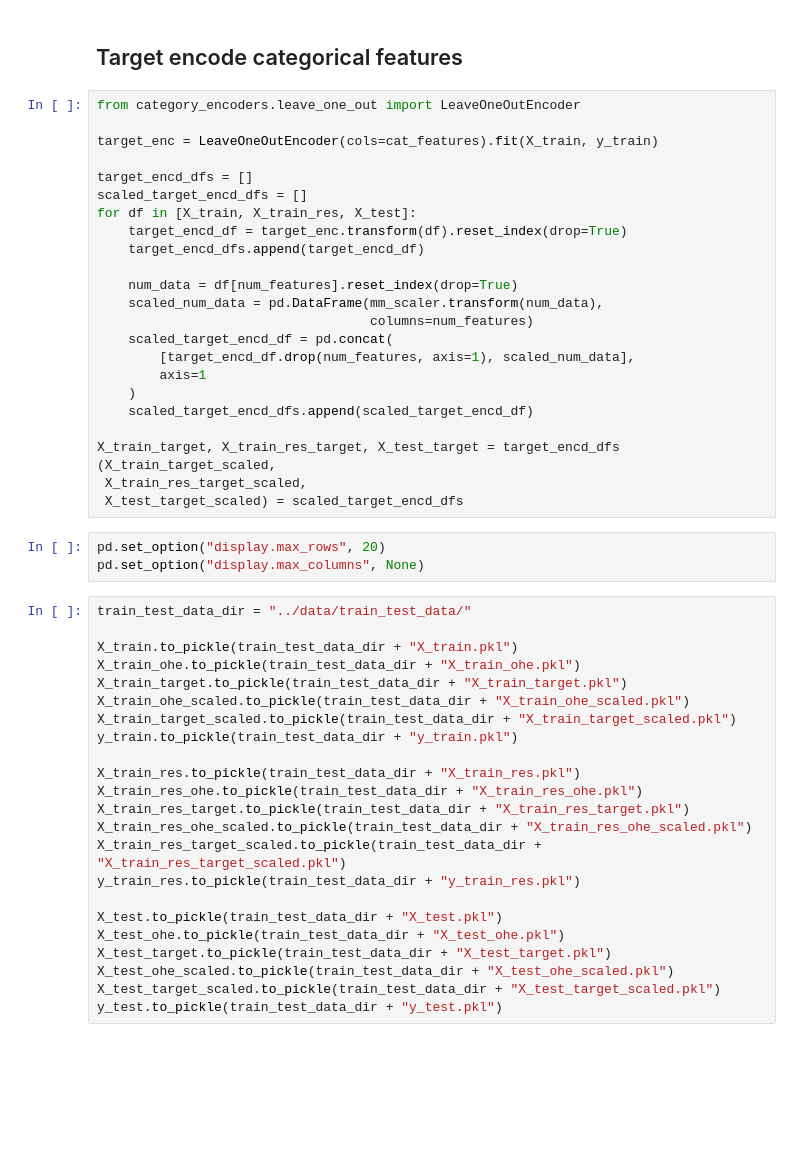
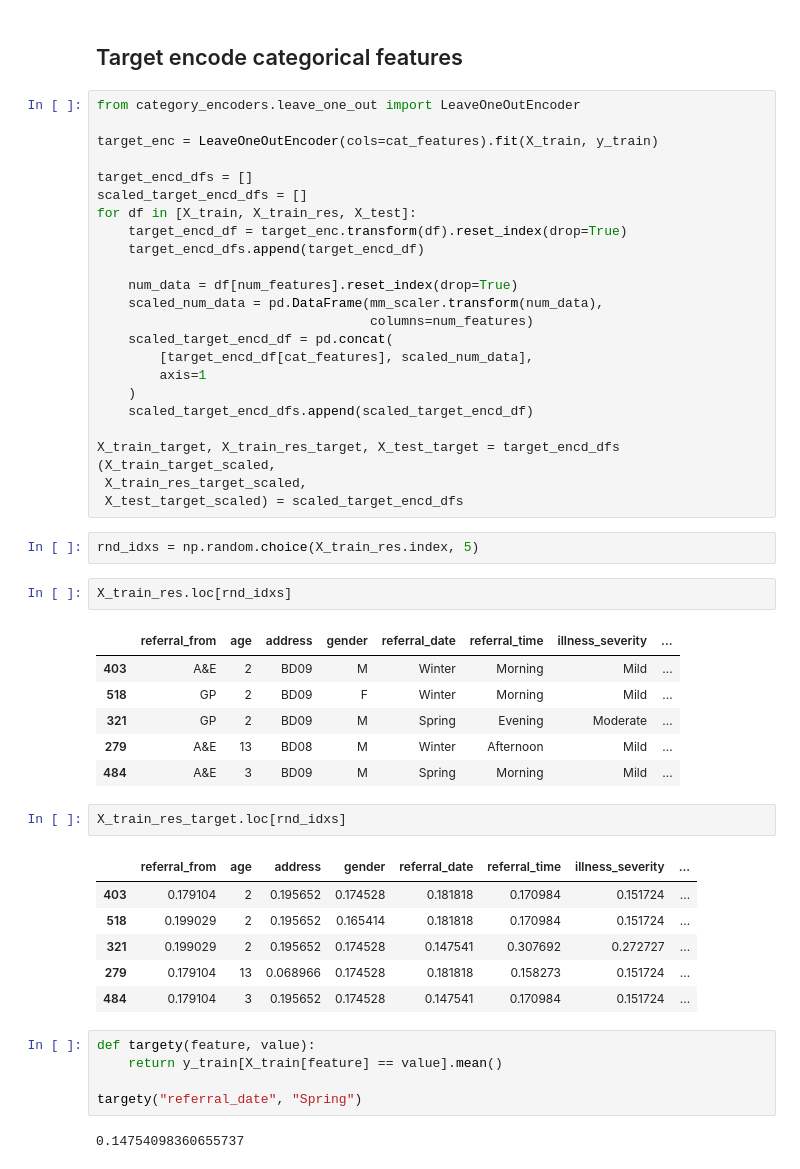
Before and after one commit to btcooper22/ace_project, a Jupyter notebook: models/prep_train_test.ipynb, the cells around one changed output. Cells and saved outputs as stored; diff of their text form; blank space fills up the shorter version.

```diff
--- a/models/prep_train_test.ipynb
+++ b/models/prep_train_test.ipynb
@@ -205,7 +224,7 @@ for df in [X_train, X_train_res, X_test]:
     scaled_num_data = pd.DataFrame(mm_scaler.transform(num_data),
                                    columns=num_features)
     scaled_target_encd_df = pd.concat(
-        [target_encd_df.drop(num_features, axis=1), scaled_num_data],
+        [target_encd_df[cat_features], scaled_num_data],
         axis=1
     )
     scaled_target_encd_dfs.append(scaled_target_encd_df)
@@ -214,29 +233,30 @@ X_train_target, X_train_res_target, X_test_target = target_encd_dfs
 (X_train_target_scaled,
  X_train_res_target_scaled,
  X_test_target_scaled) = scaled_target_encd_dfs
-# %%
-pd.set_option("display.max_rows", 20)
-pd.set_option("display.max_columns", None)
-# %%
-train_test_data_dir = "../data/train_test_data/"
-
-X_train.to_pickle(train_test_data_dir + "X_train.pkl")
-X_train_ohe.to_pickle(train_test_data_dir + "X_train_ohe.pkl")
-X_train_target.to_pickle(train_test_data_dir + "X_train_target.pkl")
-X_train_ohe_scaled.to_pickle(train_test_data_dir + "X_train_ohe_scaled.pkl")
-X_train_target_scaled.to_pickle(train_test_data_dir + "X_train_target_scaled.pkl")
-y_train.to_pickle(train_test_data_dir + "y_train.pkl")
-
-X_train_res.to_pickle(train_test_data_dir + "X_train_res.pkl")
-X_train_res_ohe.to_pickle(train_test_data_dir + "X_train_res_ohe.pkl")
-X_train_res_target.to_pickle(train_test_data_dir + "X_train_res_target.pkl")
-X_train_res_ohe_scaled.to_pickle(train_test_data_dir + "X_train_res_ohe_scaled.pkl")
-X_train_res_target_scaled.to_pickle(train_test_data_dir + "X_train_res_target_scaled.pkl")
-y_train_res.to_pickle(train_test_data_dir + "y_train_res.pkl")
-
-X_test.to_pickle(train_test_data_dir + "X_test.pkl")
-X_test_ohe.to_pickle(train_test_data_dir + "X_test_ohe.pkl")
-X_test_target.to_pickle(train_test_data_dir + "X_test_target.pkl")
-X_test_ohe_scaled.to_pickle(train_test_data_dir + "X_test_ohe_scaled.pkl")
-X_test_target_scaled.to_pickle(train_test_data_dir + "X_test_target_scaled.pkl")
-y_test.to_pickle(train_test_data_dir + "y_test.pkl")
+# %%
+rnd_idxs = np.random.choice(X_train_res.index, 5)
+# %%
+X_train_res.loc[rnd_idxs]
+# %% [output]
+|  | referral_from | age | address | gender | referral_date | referral_time | illness_severity | ... |
+| 403 | A&E | 2 | BD09 | M | Winter | Morning | Mild | ... |
+| 518 | GP | 2 | BD09 | F | Winter | Morning | Mild | ... |
+| 321 | GP | 2 | BD09 | M | Spring | Evening | Moderate | ... |
+| 279 | A&E | 13 | BD08 | M | Winter | Afternoon | Mild | ... |
+| 484 | A&E | 3 | BD09 | M | Spring | Morning | Mild | ... |
+# %%
+X_train_res_target.loc[rnd_idxs]
+# %% [output]
+|  | referral_from | age | address | gender | referral_date | referral_time | illness_severity | ... |
+| 403 | 0.179104 | 2 | 0.195652 | 0.174528 | 0.181818 | 0.170984 | 0.151724 | ... |
+| 518 | 0.199029 | 2 | 0.195652 | 0.165414 | 0.181818 | 0.170984 | 0.151724 | ... |
+| 321 | 0.199029 | 2 | 0.195652 | 0.174528 | 0.147541 | 0.307692 | 0.272727 | ... |
+| 279 | 0.179104 | 13 | 0.068966 | 0.174528 | 0.181818 | 0.158273 | 0.151724 | ... |
+| 484 | 0.179104 | 3 | 0.195652 | 0.174528 | 0.147541 | 0.170984 | 0.151724 | ... |
+# %%
+def targety(feature, value):
+    return y_train[X_train[feature] == value].mean()
+
+targety("referral_date", "Spring")
+# %% [output]
+0.14754098360655737
```
Also changed, not shown: parts of 11 cells of this notebook, 5 other files.
